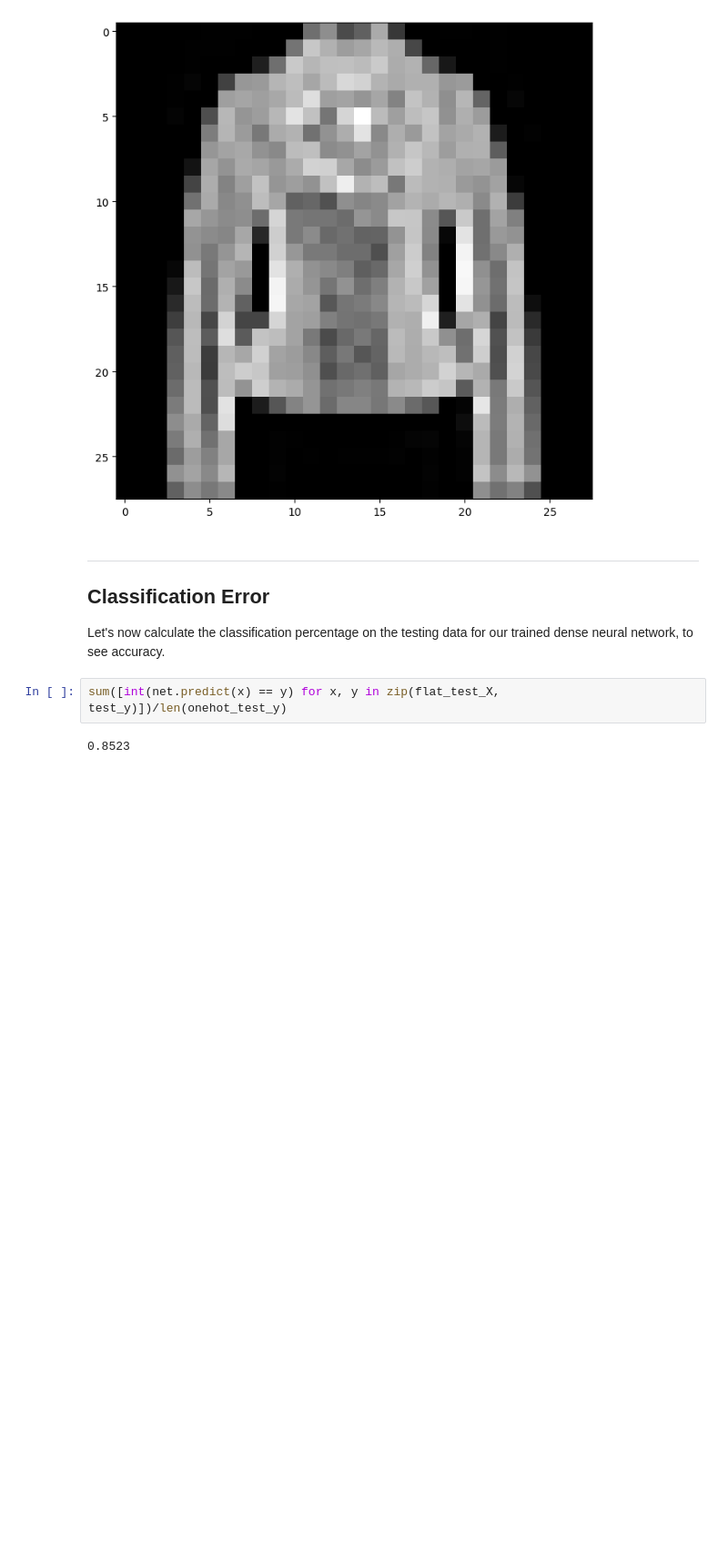
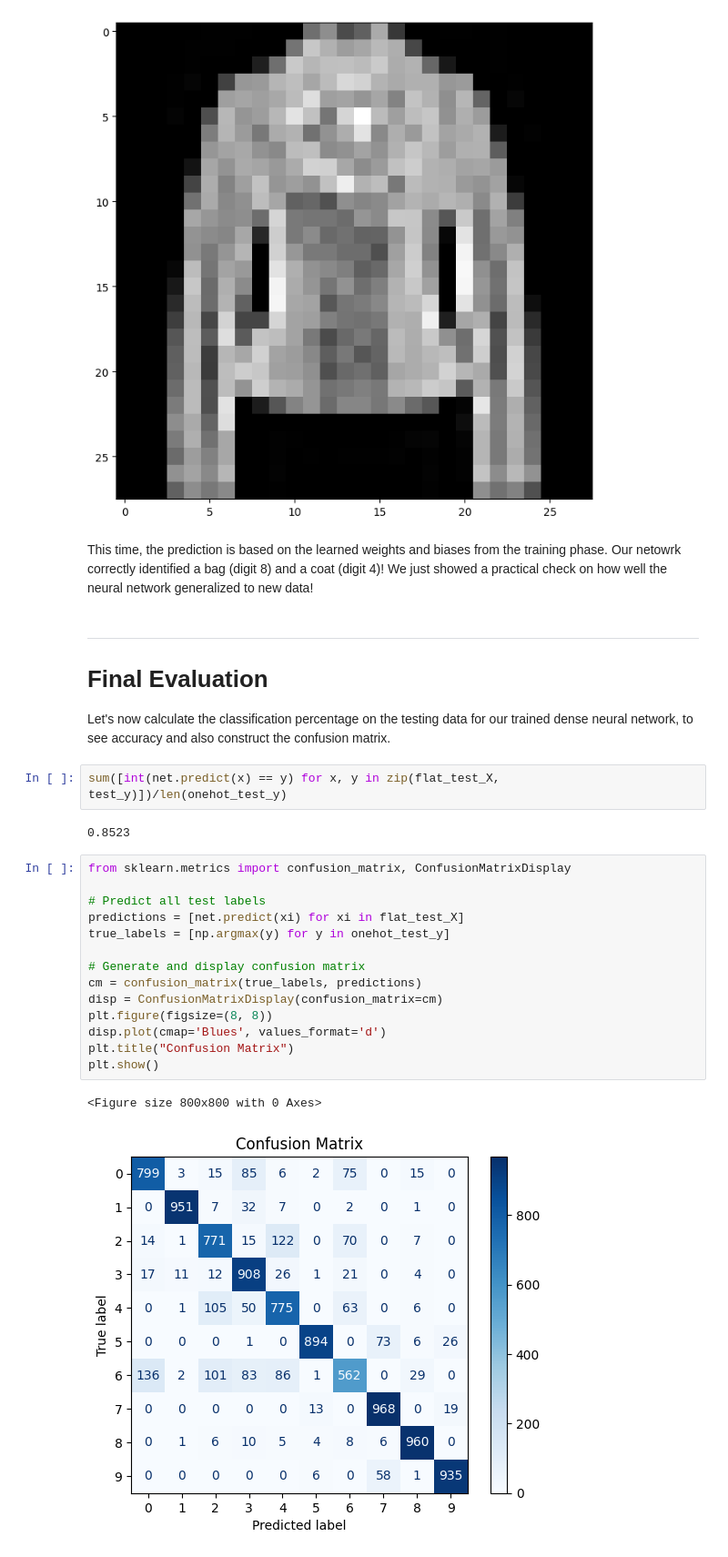
Before and after one commit to aigerim444/Aigerim-CMOR-438-Spring-2025, a Jupyter notebook: Supervised_Learning/neural_networks/neural_networks.ipynb, the cells around one changed output. Shown at 91% size. Saved outputs shown, nothing was run; the diff lists cells and outputs as text; blank space fills up the shorter version.

```diff
--- a/Supervised_Learning/neural_networks/neural_networks.ipynb
+++ b/Supervised_Learning/neural_networks/neural_networks.ipynb
@@ -274,12 +333,32 @@ plt.show()
 predicted digit is: 4
 actual digit is: 4
 [figure]
+# %% [markdown]
+This time, the prediction is based on the learned weights and biases from the training phase. Our netowrk correctly identified a bag (digit 8) and a coat (digit 4)!
+We just showed a practical check on how well the neural network generalized to new data!
 # %% [markdown]
 ---
-## Classification Error ##
+# Final Evaluation #
 
-Let's now calculate the classification percentage on the testing data for our trained dense neural network, to see accuracy.
+Let's now calculate the classification percentage on the testing data for our trained dense neural network, to see accuracy and also construct the confusion matrix.
 # %%
 sum([int(net.predict(x) == y) for x, y in zip(flat_test_X, test_y)])/len(onehot_test_y)
 # %% [output]
 0.8523
+# %%
+from sklearn.metrics import confusion_matrix, ConfusionMatrixDisplay
+
+# Predict all test labels
+predictions = [net.predict(xi) for xi in flat_test_X]
+true_labels = [np.argmax(y) for y in onehot_test_y]
+
+# Generate and display confusion matrix
+cm = confusion_matrix(true_labels, predictions)
+disp = ConfusionMatrixDisplay(confusion_matrix=cm)
+plt.figure(figsize=(8, 8))
+disp.plot(cmap='Blues', values_format='d')
+plt.title("Confusion Matrix")
+plt.show()
+# %% [output]
+<Figure size 800x800 with 0 Axes>
+[figure, added]
```
Also changed, not shown: parts of 13 cells of this notebook, 11 other files.
